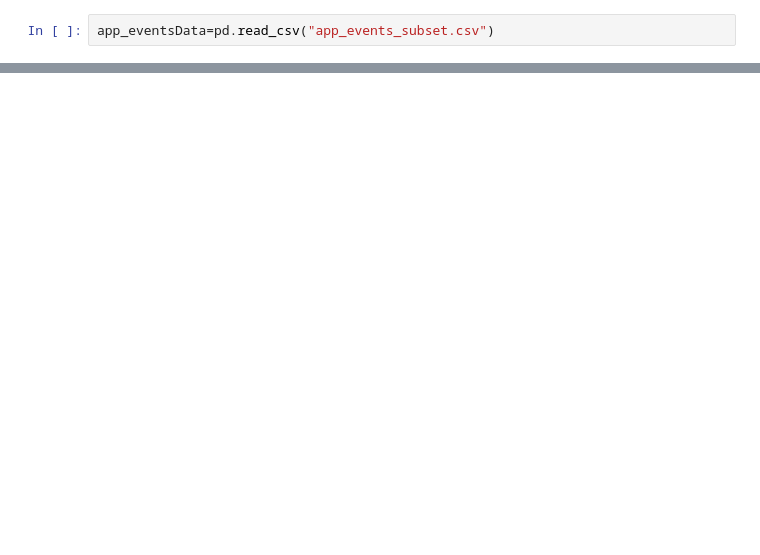
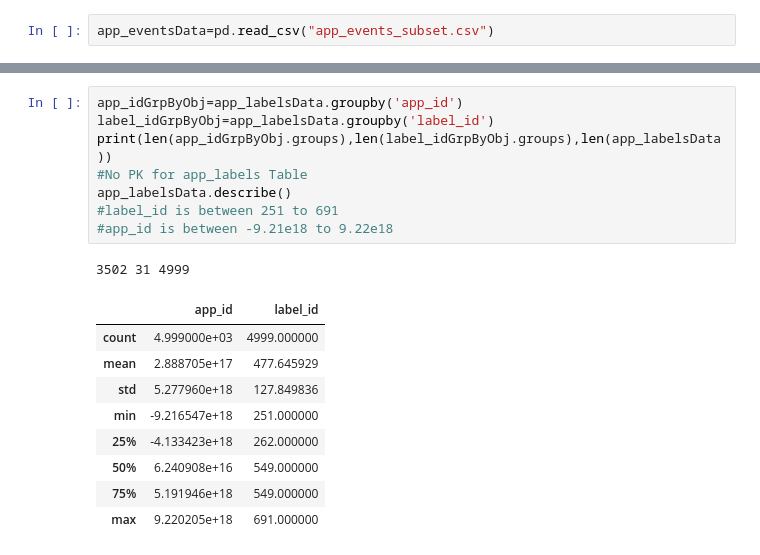
Before and after one commit to alokkumary2j/Talking-Data, a Jupyter notebook: UnderstandData.ipynb, the cells around one changed output, grey strips where cells are left out. Cells and saved outputs as stored; diff of their text form; blank space fills up the shorter version.

```diff
--- a/UnderstandData.ipynb
+++ b/UnderstandData.ipynb
@@ -111,0 +94,19 @@ app_eventsData[0:4]
+# %%
+app_idGrpByObj=app_labelsData.groupby('app_id')
+label_idGrpByObj=app_labelsData.groupby('label_id')
+print(len(app_idGrpByObj.groups),len(label_idGrpByObj.groups),len(app_labelsData))
+#No PK for app_labels Table
+app_labelsData.describe()
+#label_id is between 251 to 691
+#app_id is between -9.21e18 to 9.22e18
+# %% [output]
+3502 31 4999
+|  | app_id | label_id |
+| count | 4.999000e+03 | 4999.000000 |
+| mean | 2.888705e+17 | 477.645929 |
+| std | 5.277960e+18 | 127.849836 |
+| min | -9.216547e+18 | 251.000000 |
+| 25% | -4.133423e+18 | 262.000000 |
+| 50% | 6.240908e+16 | 549.000000 |
+| 75% | 5.191946e+18 | 549.000000 |
+| max | 9.220205e+18 | 691.000000 |
```
Also changed, not shown: parts of 13 cells of this notebook.
